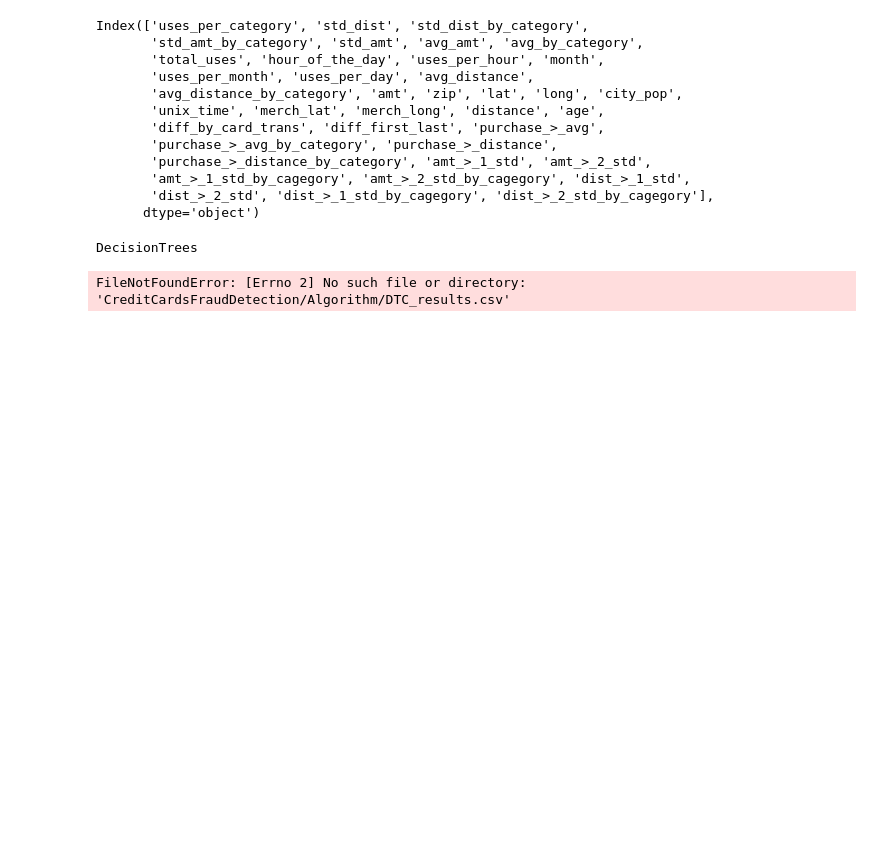
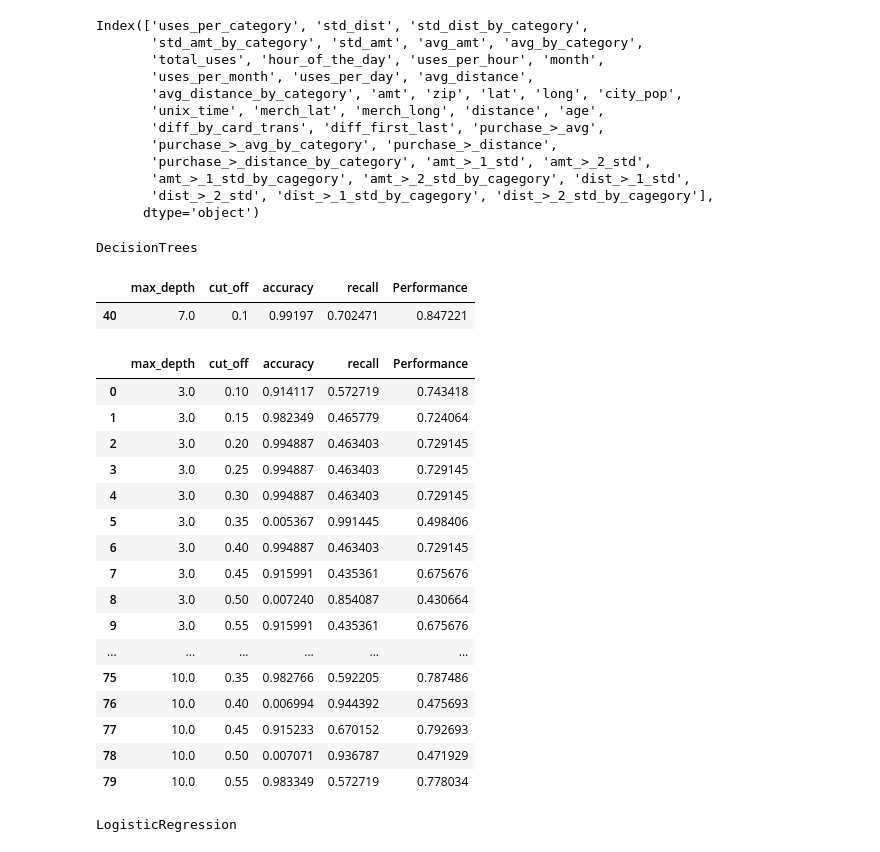
Before and after one commit to GabrielOttMedeiros/CreditCardsFraudDetection, a Jupyter notebook: Algorithm/TestModels.ipynb, the cells around one changed output. Drawn from its saved outputs; the diff is of its cells as text; code cells hidden in the pictures; blank space fills up the shorter version.

```diff
--- a/Algorithm/TestModels.ipynb
+++ b/Algorithm/TestModels.ipynb
@@ -79,12 +76,3 @@ df_importance_columns = gvi.Getting_Best_Model(decision_trees_variable_importanc
-# %%
-
-
-df_importance_columns = train_data[['amt','hour_of_the_day' ,'diff_first_last','uses_per_day','avg_amt','uses_per_hour','total_uses','avg_by_category','lat','uses_per_category','is_fraud']]
-X_test = test_data[df_importance_columns.drop(columns = 'is_fraud').columns]
-Y_test = test_data['is_fraud']
-
-X_train = train_data[df_importance_columns.drop(columns = 'is_fraud').columns]
-Y_train = train_data['is_fraud']
 # %%
 ## Decision Trees
 DTC_results = em.DecisionTreesResults(X_test, X_train, Y_test, Y_train)
@@ -115,17 +103,46 @@ DTC_best_model = em.DecisionTreesBestModel(DTC_results)
 
 
 
-DTC_results.to_csv('CreditCardsFraudDetection/Algorithm/DTC_results.csv', index = False)
-DTC_best_model.to_csv('CreditCardsFraudDetection/Algorithm/DTC_best_model.csv', index = False)
-RF_results.to_csv('CreditCardsFraudDetection/Algorithm/RF_results.csv', index = False)
-RF_best_model.to_csv('CreditCardsFraudDetection/Algorithm/RF_best_model.csv', index = False)
-NN_results.to_csv('CreditCardsFraudDetection/Algorithm/NN_results.csv', index = False)
-SVC_results.to_csv('CreditCardsFraudDetection/Algorithm/SVC_results.csv', index = False)
-SVC_best_model.to_csv('CreditCardsFraudDetection/Algorithm/SVC_best_model.csv', index = False)
-LR_results.to_csv('CreditCardsFraudDetection/Algorithm/LR_results.csv', index = False)
-ADA_DTC.to_csv('CreditCardsFraudDetection/Algorithm/ADA_DTC.csv', index = False)
-ADA_SVC.to_csv('CreditCardsFraudDetection/Algorithm/ADA_SVC.csv', index = False)
-GBC_results.to_csv('CreditCardsFraudDetection/Algorithm/GBC_results.csv', index = False)
+# DTC_results.to_csv('CreditCardsFraudDetection/Algorithm/DTC_results.csv', index = False)
+# DTC_best_model.to_csv('CreditCardsFraudDetection/Algorithm/DTC_best_model.csv', index = False)
+# RF_results.to_csv('CreditCardsFraudDetection/Algorithm/RF_results.csv', index = False)
+# RF_best_model.to_csv('CreditCardsFraudDetection/Algorithm/RF_best_model.csv', index = False)
+# NN_results.to_csv('CreditCardsFraudDetection/Algorithm/NN_results.csv', index = False)
+# SVC_results.to_csv('CreditCardsFraudDetection/Algorithm/SVC_results.csv', index = False)
+# SVC_best_model.to_csv('CreditCardsFraudDetection/Algorithm/SVC_best_model.csv', index = False)
+# LR_results.to_csv('CreditCardsFraudDetection/Algorithm/LR_results.csv', index = False)
+# ADA_DTC.to_csv('CreditCardsFraudDetection/Algorithm/ADA_DTC.csv', index = False)
+# ADA_SVC.to_csv('CreditCardsFraudDetection/Algorithm/ADA_SVC.csv', index = False)
+# GBC_results.to_csv('CreditCardsFraudDetection/Algorithm/GBC_results.csv', index = False)
 # %% [output]
 DecisionTrees
-FileNotFoundError: [Errno 2] No such file or directory: 'CreditCardsFraudDetection/Algorithm/DTC_results.csv'
+# %%
+DTC_best_model
+# %% [output]
+|  | max_depth | cut_off | accuracy | recall | Performance |
+| 40 | 7.0 | 0.1 | 0.99197 | 0.702471 | 0.847221 |
+# %%
+pd.options.display.max_rows = 999
+DTC_results
+# %% [output]
+|  | max_depth | cut_off | accuracy | recall | Performance |
+| 0 | 3.0 | 0.10 | 0.914117 | 0.572719 | 0.743418 |
+| 1 | 3.0 | 0.15 | 0.982349 | 0.465779 | 0.724064 |
+| 2 | 3.0 | 0.20 | 0.994887 | 0.463403 | 0.729145 |
+| 3 | 3.0 | 0.25 | 0.994887 | 0.463403 | 0.729145 |
+| 4 | 3.0 | 0.30 | 0.994887 | 0.463403 | 0.729145 |
+| 5 | 3.0 | 0.35 | 0.005367 | 0.991445 | 0.498406 |
+| 6 | 3.0 | 0.40 | 0.994887 | 0.463403 | 0.729145 |
+| 7 | 3.0 | 0.45 | 0.915991 | 0.435361 | 0.675676 |
+| 8 | 3.0 | 0.50 | 0.007240 | 0.854087 | 0.430664 |
+| 9 | 3.0 | 0.55 | 0.915991 | 0.435361 | 0.675676 |
+| ... | ... | ... | ... | ... | ... |
+| 75 | 10.0 | 0.35 | 0.982766 | 0.592205 | 0.787486 |
+| 76 | 10.0 | 0.40 | 0.006994 | 0.944392 | 0.475693 |
+| 77 | 10.0 | 0.45 | 0.915233 | 0.670152 | 0.792693 |
+| 78 | 10.0 | 0.50 | 0.007071 | 0.936787 | 0.471929 |
+| 79 | 10.0 | 0.55 | 0.983349 | 0.572719 | 0.778034 |
+# %%
+LR_results = em.LogisticRegressionResults(X_test, X_train, Y_test, Y_train)
+# %% [output]
+LogisticRegression
```
Also changed, not shown: parts of 4 cells of this notebook, 1 other file.
